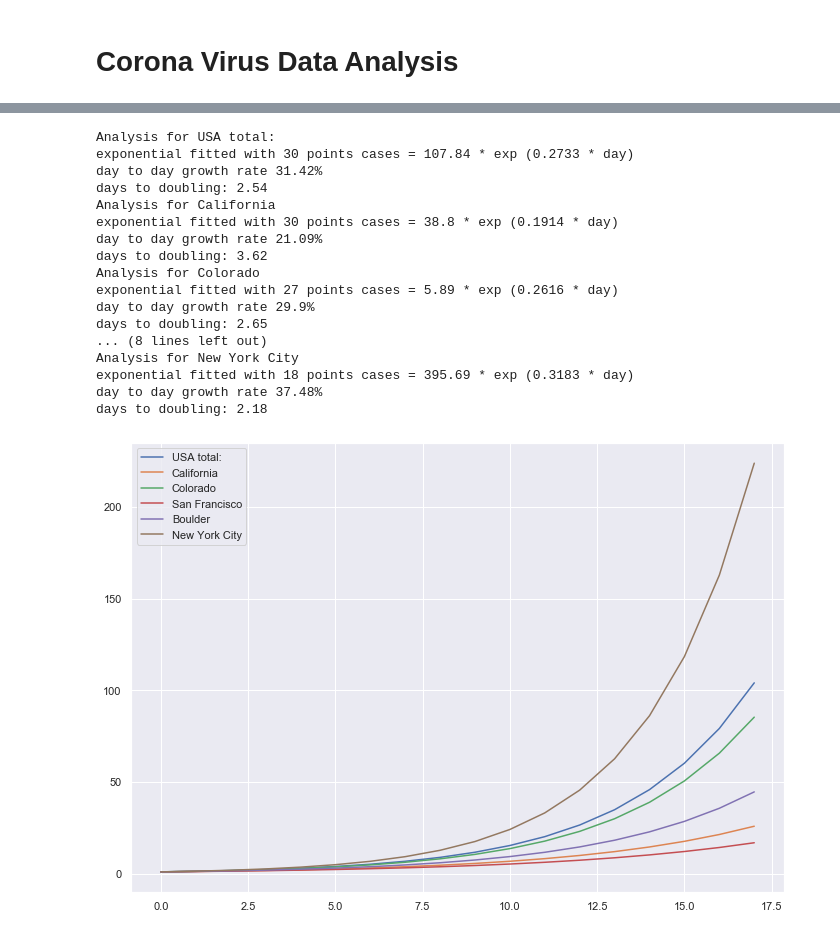
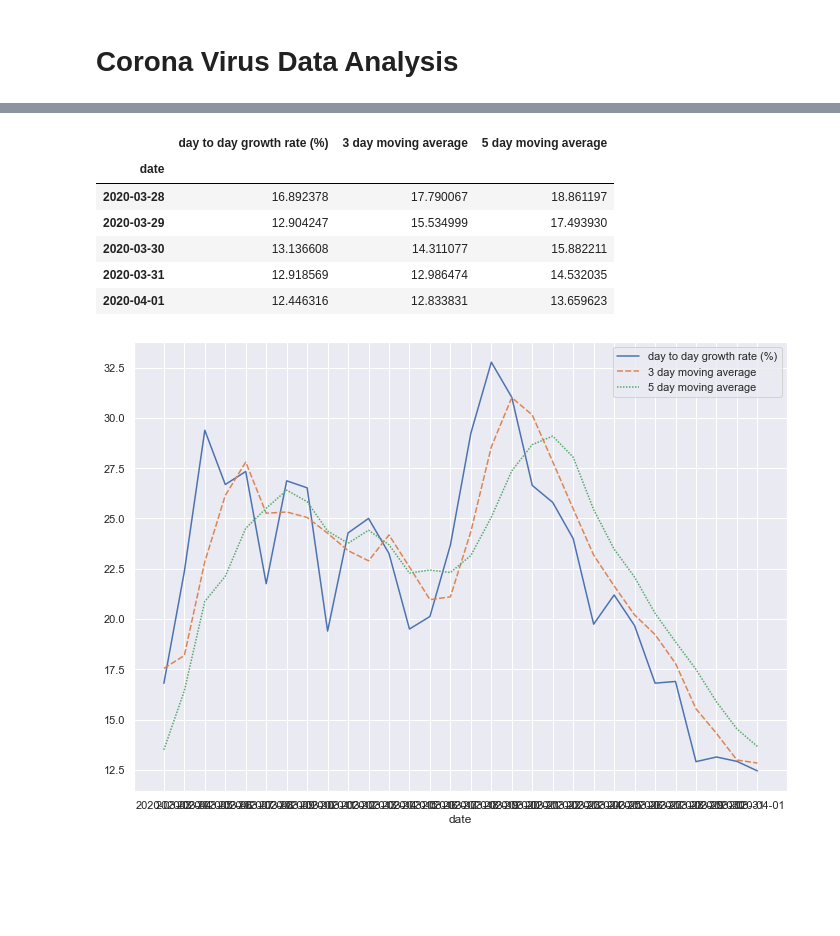
Before and after one commit to freefrancisco/covidanalysis, a Jupyter notebook: CovidAnalysis.ipynb, the cells around one changed output, grey strips where cells are left out. Cells and saved outputs as stored; diff of their text form; code cells hidden in the pictures; blank space fills up the shorter version.

Commit message:
compare actual moving averages to fitted exponential, better charts

```diff
--- a/CovidAnalysis.ipynb
+++ b/CovidAnalysis.ipynb
@@ -71 +71,24 @@ Plotting USA
+# %%
+def growthRateAnalysis(series, n=30):
+    deltas = series.diff(1)
+    rates = 100*deltas/series
+    data = {
+        "day to day growth rate (%)":rates,
+        "3 day moving average":rates.rolling(window=3).mean(),
+        "5 day moving average":rates.rolling(window=5).mean(),
+    }
+    df = pd.DataFrame(data).dropna()[-n:]
+    sbn.lineplot(data=df)
+    return df
+# %%
+growthRateAnalysis(getTotal()['cases']).tail(5)
+# %% [output]
+|  | day to day growth rate (%) | 3 day moving average | 5 day moving average |
+| date |  |  |  |
+| 2020-03-28 | 16.892378 | 17.790067 | 18.861197 |
+| 2020-03-29 | 12.904247 | 15.534999 | 17.493930 |
+| 2020-03-30 | 13.136608 | 14.311077 | 15.882211 |
+| 2020-03-31 | 12.918569 | 12.986474 | 14.532035 |
+| 2020-04-01 | 12.446316 | 12.833831 | 13.659623 |
+[figure, added]
 # %%
@@ -87,21 +111,0 @@ def analyse(states=[], counties=[], n=30, col="cases"):
-# %%
-analyse(states=["California", "Colorado"], counties=["San Francisco", "Boulder", "New York City"])
-# %% [output]
-Analysis for USA total:
-exponential fitted with 30 points cases = 107.84 * exp (0.2733 * day)
-day to day growth rate 31.42%
-days to doubling: 2.54
-Analysis for California
-exponential fitted with 30 points cases = 38.8 * exp (0.1914 * day)
-day to day growth rate 21.09%
-days to doubling: 3.62
-Analysis for Colorado
-exponential fitted with 27 points cases = 5.89 * exp (0.2616 * day)
-day to day growth rate 29.9%
-days to doubling: 2.65
-... (8 lines left out)
-Analysis for New York City
-exponential fitted with 18 points cases = 395.69 * exp (0.3183 * day)
-day to day growth rate 37.48%
-days to doubling: 2.18
-[figure, removed]
```
Also changed, not shown: parts of 8 cells of this notebook, 1 other file.
